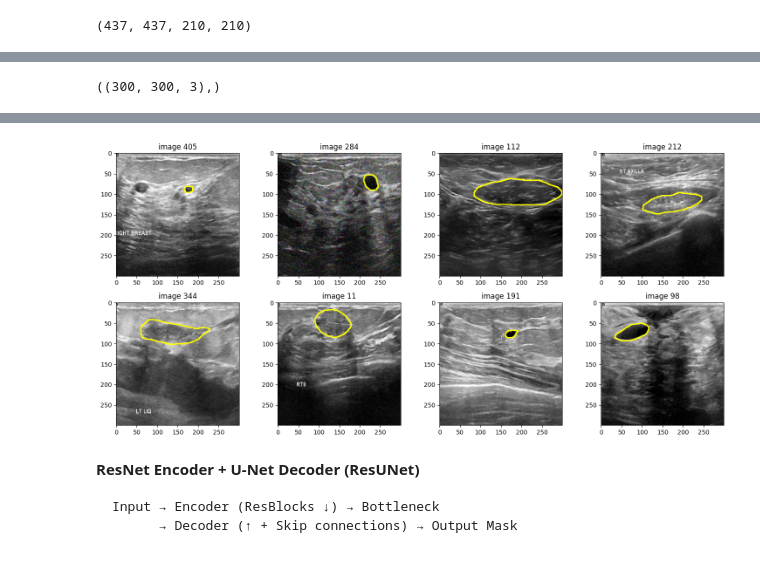
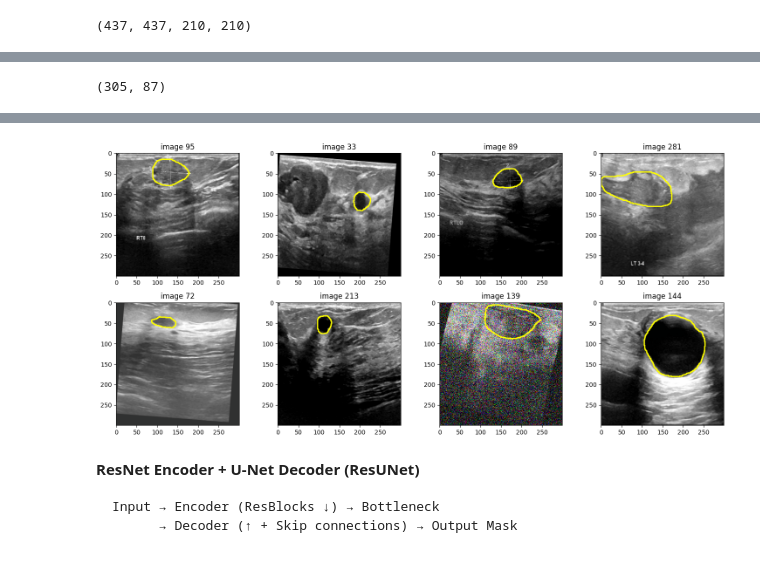
Before and after one commit to nawroz-m/ML_learning, a Jupyter notebook: Contours_detection_BUSI.ipynb, the cells around one changed output, grey strips where cells are left out. Cells and saved outputs as stored; diff of their text form; code cells hidden in the pictures.

```diff
--- a/Contours_detection_BUSI.ipynb
+++ b/Contours_detection_BUSI.ipynb
@@ -355,5 +394,5 @@ class CachedDataset(torch.utils.data.Dataset):
 
     def __getitem__(self, idx):
         path = os.path.join(self.data_dir, self.files[idx])
-        image, bbox = torch.load(path, weights_only=False)
-        return image, bbox
+        image, mask = torch.load(path, weights_only=False)
+        return image, mask
@@ -365,3 +398,0 @@ len(cached_dataset)
-# %%
-img, label = cached_dataset.__getitem__(0)
-img.shape, label.shape
@@ -379,0 +399,4 @@ len(ben_train_dataset), len(ben_valid_dataset), len(ben_test_dataset)
+# %%
+train_dataset = CachedDataset(train_dir)
+val_dataset = CachedDataset(val_dir)
+len(train_dataset), len(val_dataset)
@@ -380,18 +405,17 @@ len(ben_train_dataset), len(ben_valid_dataset), len(ben_test_dataset)
 # %%
 # add data loader
-ben_train_loader = torch.utils.data.DataLoader(dataset=ben_train_dataset, batch_size=16, num_workers=2, shuffle=True, drop_last=True)
-ben_valid_loader = torch.utils.data.DataLoader(dataset=ben_valid_dataset, batch_size=16, num_workers=2, shuffle=True)
-ben_test_loader = torch.utils.data.DataLoader(dataset=ben_test_dataset, batch_size=16, num_workers=2, shuffle=False)
+ben_train_loader = torch.utils.data.DataLoader(dataset=train_dataset, batch_size=32, num_workers=2, shuffle=True, drop_last=True)
+ben_valid_loader = torch.utils.data.DataLoader(dataset=val_dataset, batch_size=32, num_workers=2, shuffle=True)
-# %%
-img.shape,
-# %% [output]
-((300, 300, 3),)
+# %%
+len(ben_train_loader.dataset), len(ben_valid_loader.dataset)
+# %% [output]
+(305, 87)
 # %%
 # plot some augmented images with mask
 plt.figure(figsize=(15, 7))
 for i in range(8):
-  idx = np.random.randint(len(ben_test_dataset.dataset))
-  img, mask = ben_test_loader.dataset.dataset.__getitem__(idx)
+  idx = np.random.randint(len(ben_train_loader.dataset))
+  img, mask = ben_train_loader.dataset.__getitem__(idx)
 
   img = denormalize(img.permute(1,2,0).cpu().numpy())
   plt.subplot(2, 4, i+1)
@@ -419,10 +443,10 @@ WARNING:matplotlib.image:Clipping input data to the valid range for imshow with
 WARNING:matplotlib.image:Clipping input data to the valid range for imshow with RGB data ([0..1] for floats or [0..255] for integers). Got range [-4.053115898461357e-09..255.0].
 WARNING:matplotlib.image:Clipping input data to the valid range for imshow with RGB data ([0..1] for floats or [0..255] for integers). Got range [-4.053115898461357e-09..255.0].
 WARNING:matplotlib.image:Clipping input data to the valid range for imshow with RGB data ([0..1] for floats or [0..255] for integers). Got range [-4.053115898461357e-09..255.0].
 WARNING:matplotlib.image:Clipping input data to the valid range for imshow with RGB data ([0..1] for floats or [0..255] for integers). Got range [0.0..255.0].
 WARNING:matplotlib.image:Clipping input data to the valid range for imshow with RGB data ([0..1] for floats or [0..255] for integers). Got range [-4.053115898461357e-09..255.0].
 WARNING:matplotlib.image:Clipping input data to the valid range for imshow with RGB data ([0..1] for floats or [0..255] for integers). Got range [-4.053115898461357e-09..255.0].
 WARNING:matplotlib.image:Clipping input data to the valid range for imshow with RGB data ([0..1] for floats or [0..255] for integers). Got range [-4.053115898461357e-09..255.0].
-[figure, old version]
+[figure, new version]
 # %%
 class ResidualBlock(nn.Module):
```
Also changed, not shown: parts of 30 cells of this notebook.
